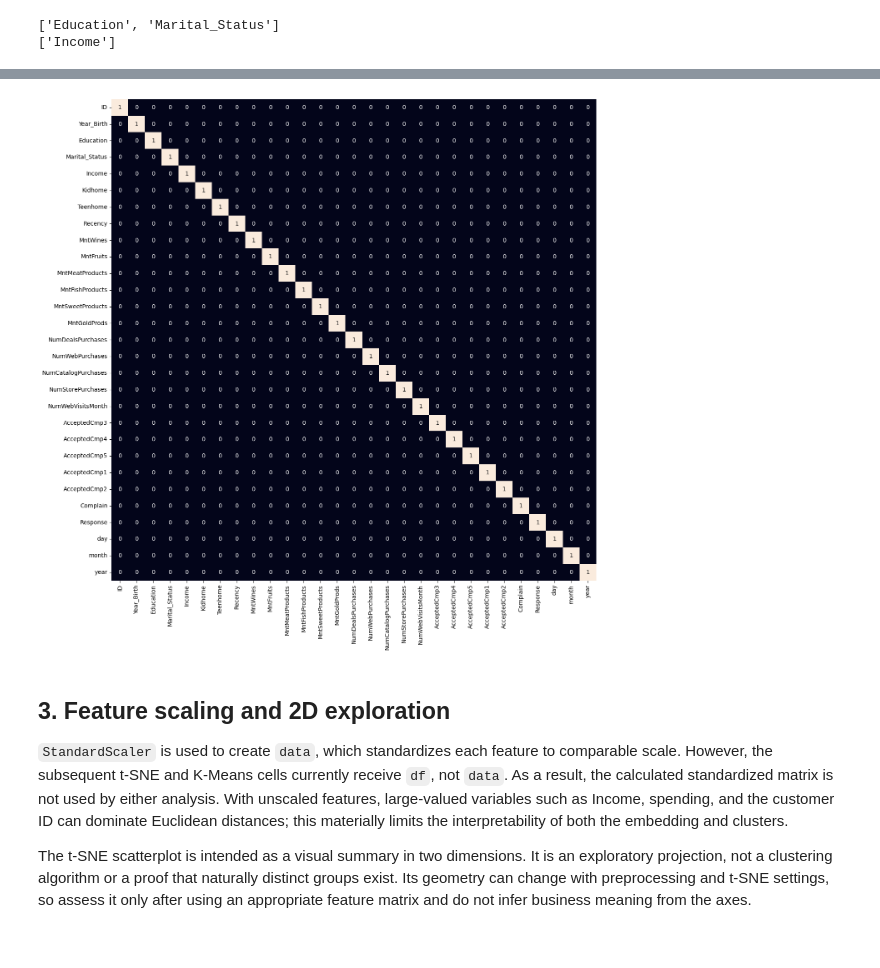
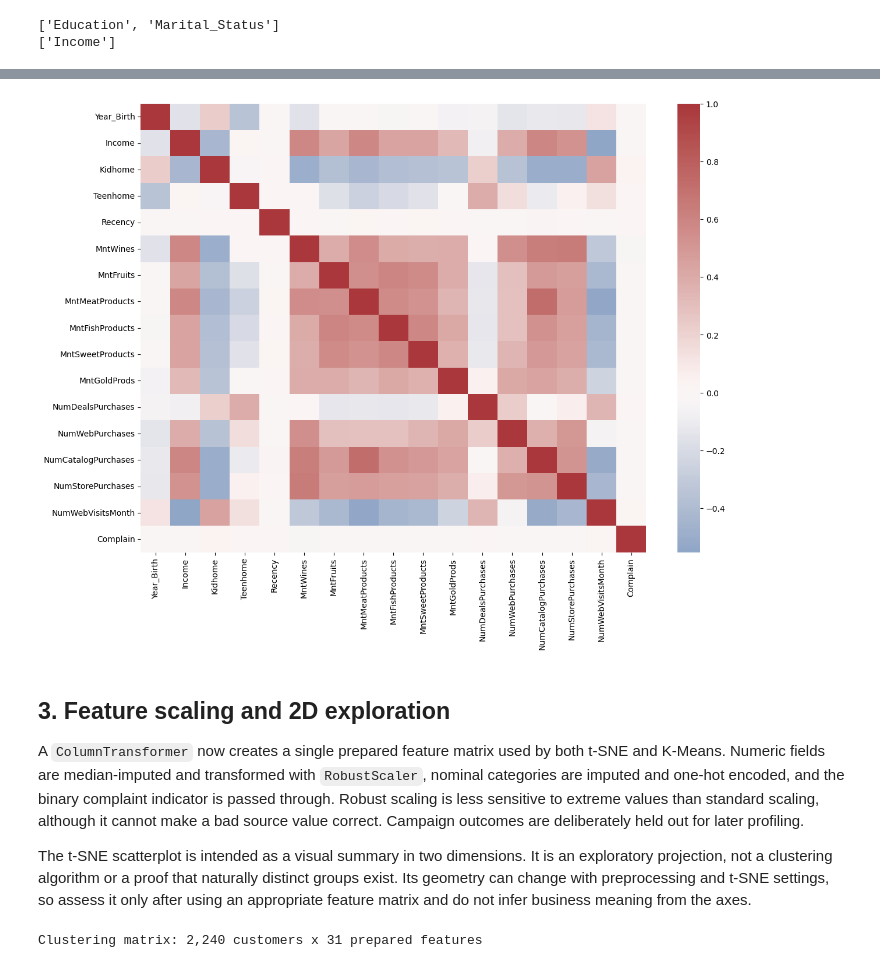
Before and after one commit to tegar17/Customer-Segmentation, a Jupyter notebook: main.ipynb, the cells around one changed output, grey strips where cells are left out. Saved outputs shown, nothing was run; the diff lists cells and outputs as text; code cells hidden in the pictures.

Commit message:
fix limitaion

```diff
--- a/main.ipynb
+++ b/main.ipynb
@@ -94,6 +96,7 @@ for column in df.columns:
 # %% [output]
 Income has 24 missing values
 # %%
-df = df.dropna() #this function is used to remove any rows with missing values from the DataFrame. The inplace=True argument modifies the original DataFrame directly, rather than creating a new one.
-print(len(df)) #this function is used to get the number of rows in the DataFrame after dropping the missing values.
+print(f"Rows retained for analysis: {len(df):,}")
+print(f"Missing income values to impute: {df['Income'].isna().sum()}")
+print(f"Birth years before 1900 to review: {(df['Year_Birth'] < 1900).sum()}")
 # %% [output]
@@ -119,12 +124,9 @@ Z_Revenue                 1
 Response                  2
 dtype: int64
 # %%
-parts = df["Dt_Customer"].str.split("-", n=3, expand=True) #this function is used to split the "Dt_Customer" column into three separate columns based on the "-" delimiter. The n=3 argument specifies that the split should occur at most 3 times, resulting in four columns. The expand=True argument indicates that the result should be a DataFrame with separate columns for each split part.
-df["day"] = parts[0].astype(int) #this function is used to convert the "day" column to an integer data type.
-df["month"] = parts[1].astype(int) #this function is used to convert the "month" column to an integer data type.
-df["year"] = parts[2].astype(int) #this function is used to convert
+df["Dt_Customer"] = pd.to_datetime(df["Dt_Customer"], format="%d-%m-%Y")
 # %%
-df.drop(['Z_CostContact', 'Z_Revenue', 'Dt_Customer'], axis=1, inplace=True) #this function is used to remove the "Z_CostContact" and "Z_Revenue" columns from the DataFrame. The axis=1 argument specifies that the operation should be performed on columns, and inplace=True modifies the original DataFrame directly.
+df.drop(columns=["ID", "Z_CostContact", "Z_Revenue"], inplace=True)
 # %% [markdown]
 ## 2. Exploratory data analysis
 
@@ -184,21 +189,54 @@ plt.show()
 # %%
-for col in df.columns:
-    if df[col].dtype == object:
-        le = LabelEncoder()
-        df[col] = le.fit_transform(df[col])
+# Keep nominal categories as text; one-hot encoding is applied in the clustering pipeline.
 # %%
-plt.figure(figsize=(15, 15))
-sb.heatmap(df.corr() > 0.8, annot=True, cbar=False)
+numeric_df = df.select_dtypes(include=np.number).drop(columns=["Response", "AcceptedCmp1", "AcceptedCmp2", "AcceptedCmp3", "AcceptedCmp4", "AcceptedCmp5"], errors="ignore")
+plt.figure(figsize=(14, 10))
+sb.heatmap(numeric_df.corr(), cmap="vlag", center=0, annot=False)
 plt.show()
 # %% [output]
-[figure, old version]
+[figure, new version]
 # %% [markdown]
 ## 3. Feature scaling and 2D exploration
 
-`StandardScaler` is used to create `data`, which standardizes each feature to comparable scale. However, the subsequent t-SNE and K-Means cells currently receive `df`, not `data`. As a result, the calculated standardized matrix is not used by either analysis. With unscaled features, large-valued variables such as Income, spending, and the customer ID can dominate Euclidean distances; this materially limits the interpretability of both the embedding and clusters.
+A `ColumnTransformer` now creates a single prepared feature matrix used by both t-SNE and K-Means. Numeric fields are median-imputed and transformed with `RobustScaler`, nominal categories are imputed and one-hot encoded, and the binary complaint indicator is passed through. Robust scaling is less sensitive to extreme values than standard scaling, although it cannot make a bad source value correct. Campaign outcomes are deliberately held out for later profiling.
 
 The t-SNE scatterplot is intended as a visual summary in two dimensions. It is an exploratory projection, not a clustering algorithm or a proof that naturally distinct groups exist. Its geometry can change with preprocessing and t-SNE settings, so assess it only after using an appropriate feature matrix and do not infer business meaning from the axes.
 # %%
-scaler = StandardScaler()
-data = scaler.fit_transform(df)
+reference_date = df["Dt_Customer"].max()
+df["TenureDays"] = (reference_date - df["Dt_Customer"]).dt.days
+df["Age"] = reference_date.year - df["Year_Birth"]
+
+# Treat birth years before 1900 as implausible for this dataset and impute age later.
+df.loc[df["Year_Birth"] < 1900, "Age"] = np.nan
+
+numeric_features = [
+    "Age", "Income", "Kidhome", "Teenhome", "Recency",
+    "MntWines", "MntFruits", "MntMeatProducts", "MntFishProducts",
+    "MntSweetProducts", "MntGoldProds", "NumDealsPurchases",
+    "NumWebPurchases", "NumCatalogPurchases", "NumStorePurchases",
+    "NumWebVisitsMonth", "TenureDays"
+]
+categorical_features = ["Education", "Marital_Status"]
+binary_features = ["Complain"]
+model_features = numeric_features + categorical_features + binary_features
+
+numeric_pipeline = Pipeline([
+    ("imputer", SimpleImputer(strategy="median")),
+    ("scaler", RobustScaler())
+])
+categorical_pipeline = Pipeline([
+    ("imputer", SimpleImputer(strategy="most_frequent")),
+    ("encoder", OneHotEncoder(handle_unknown="ignore"))
+])
+preprocessor = ColumnTransformer([
+    ("numeric", numeric_pipeline, numeric_features),
+    ("categorical", categorical_pipeline, categorical_features),
+    ("binary", "passthrough", binary_features)
+])
+
+transformed = preprocessor.fit_transform(df[model_features])
+data = transformed.toarray() if hasattr(transformed, "toarray") else transformed
+print(f"Clustering matrix: {data.shape[0]:,} customers x {data.shape[1]} prepared features")
+# %% [output]
+Clustering matrix: 2,240 customers x 31 prepared features
 # %%
```
Also changed, not shown: parts of 18 cells of this notebook, 1 other file.
